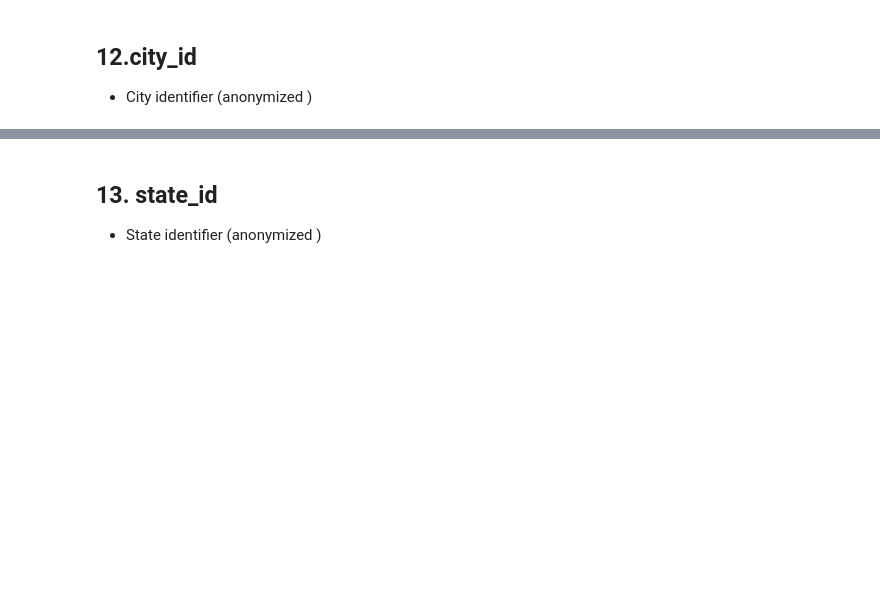
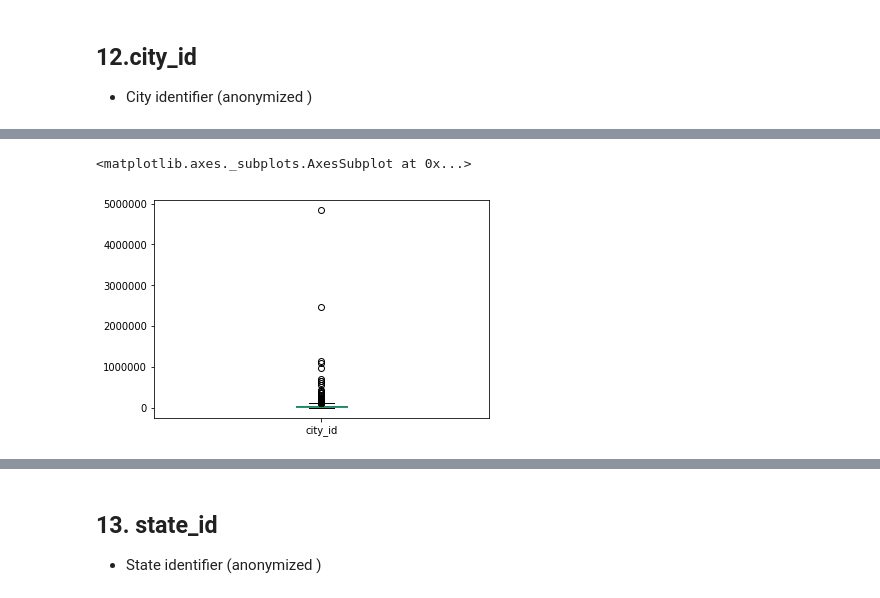
Before and after one commit to miniii222/kaggle, a Jupyter notebook: Elo_Merchant_Category_Recommendation/eda/1-2.EDA_historical_transaciton.ipynb, the cells around one changed output, grey strips where cells are left out. Cells and saved outputs as stored; diff of their text form; code cells hidden in the pictures; blank space fills up the shorter version.

```diff
--- a/Elo_Merchant_Category_Recommendation/eda/1-2.EDA_historical_transaciton.ipynb
+++ b/Elo_Merchant_Category_Recommendation/eda/1-2.EDA_historical_transaciton.ipynb
@@ -447,0 +556,5 @@ subsector_id unique 개수 :  41
+# %%
+transaction['city_id'].value_counts().plot('box')
+# %% [output]
+<matplotlib.axes._subplots.AxesSubplot at 0x...>
+[figure, added]
```
Also changed, not shown: parts of 16 cells of this notebook, 1 other file.
